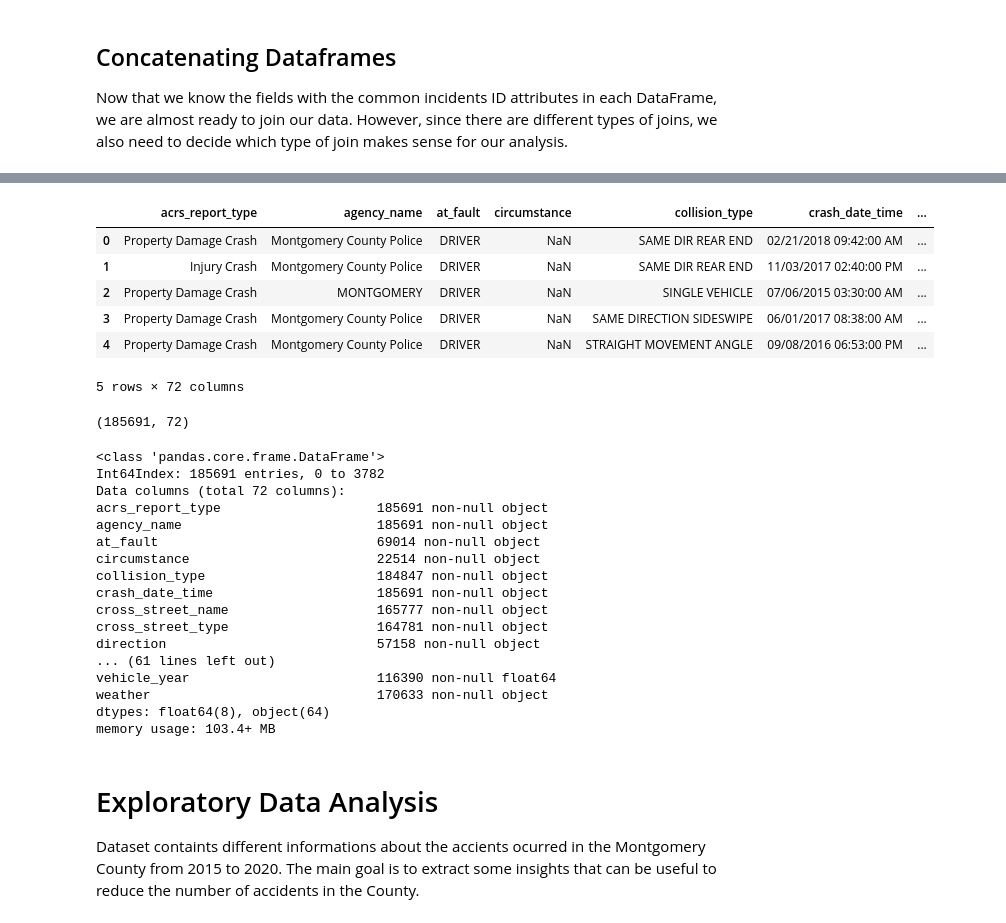
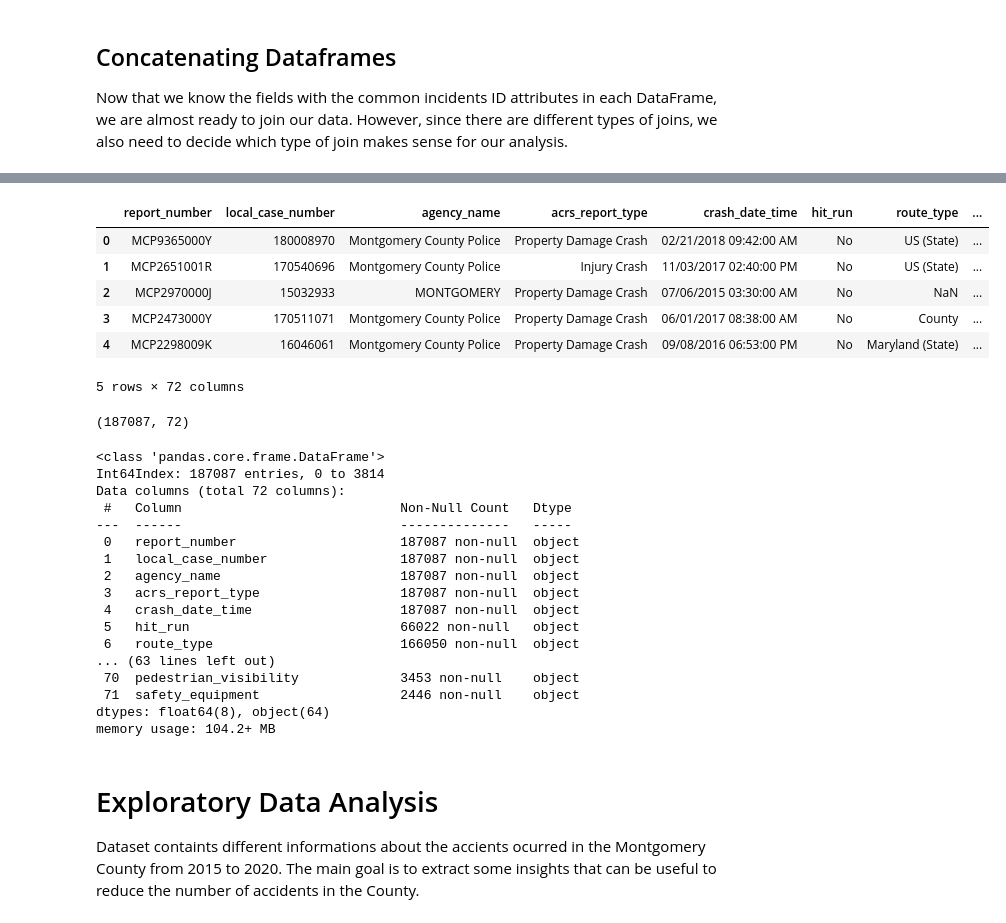
Before and after one commit to ssalifou/ProjectRepo, a Jupyter notebook: Crash_Reporting_Project.ipynb, the cells around one changed output, grey strips where cells are left out. Drawn from its saved outputs; the diff is of its cells as text; code cells hidden in the pictures.

```diff
--- a/Crash_Reporting_Project.ipynb
+++ b/Crash_Reporting_Project.ipynb
@@ -274,39 +274,39 @@ memory usage: 91.6+ MB
 # %%
-concat2 = pd.concat([concat1, nonMotoristsData])
+df = pd.concat([concat1, nonMotoristsData])
 # %%
-concat2.head()
+df.head()
 # %% [output]
-|  | acrs_report_type | agency_name | at_fault | circumstance | collision_type | crash_date_time | ... |
-| 0 | Property Damage Crash | Montgomery County Police | DRIVER | NaN | SAME DIR REAR END | 02/21/2018 09:42:00 AM | ... |
-| 1 | Injury Crash | Montgomery County Police | DRIVER | NaN | SAME DIR REAR END | 11/03/2017 02:40:00 PM | ... |
-| 2 | Property Damage Crash | MONTGOMERY | DRIVER | NaN | SINGLE VEHICLE | 07/06/2015 03:30:00 AM | ... |
-| 3 | Property Damage Crash | Montgomery County Police | DRIVER | NaN | SAME DIRECTION SIDESWIPE | 06/01/2017 08:38:00 AM | ... |
-| 4 | Property Damage Crash | Montgomery County Police | DRIVER | NaN | STRAIGHT MOVEMENT ANGLE | 09/08/2016 06:53:00 PM | ... |
+|  | report_number | local_case_number | agency_name | acrs_report_type | crash_date_time | hit_run | route_type | ... |
+| 0 | MCP9365000Y | 180008970 | Montgomery County Police | Property Damage Crash | 02/21/2018 09:42:00 AM | No | US (State) | ... |
+| 1 | MCP2651001R | 170540696 | Montgomery County Police | Injury Crash | 11/03/2017 02:40:00 PM | No | US (State) | ... |
+| 2 | MCP2970000J | 15032933 | MONTGOMERY | Property Damage Crash | 07/06/2015 03:30:00 AM | No | NaN | ... |
+| 3 | MCP2473000Y | 170511071 | Montgomery County Police | Property Damage Crash | 06/01/2017 08:38:00 AM | No | County | ... |
+| 4 | MCP2298009K | 16046061 | Montgomery County Police | Property Damage Crash | 09/08/2016 06:53:00 PM | No | Maryland (State) | ... |
 5 rows × 72 columns
 # %%
-concat2.shape
+df.shape
 # %% [output]
-(185691, 72)
+(187087, 72)
 # %%
-concat2.info()
+df.info()
 # %% [output]
 <class 'pandas.core.frame.DataFrame'>
-Int64Index: 185691 entries, 0 to 3782
+Int64Index: 187087 entries, 0 to 3814
 Data columns (total 72 columns):
-acrs_report_type                    185691 non-null object
-agency_name                         185691 non-null object
-at_fault                            69014 non-null object
-circumstance                        22514 non-null object
-collision_type                      184847 non-null object
-crash_date_time                     185691 non-null object
-cross_street_name                   165777 non-null object
-cross_street_type                   164781 non-null object
-direction                           57158 non-null object
-... (61 lines left out)
-vehicle_year                        116390 non-null float64
-weather                             170633 non-null object
+ #   Column                            Non-Null Count   Dtype
+---  ------                            --------------   -----
+ 0   report_number                     187087 non-null  object
+ 1   local_case_number                 187087 non-null  object
+ 2   agency_name                       187087 non-null  object
+ 3   acrs_report_type                  187087 non-null  object
+ 4   crash_date_time                   187087 non-null  object
+ 5   hit_run                           66022 non-null   object
+ 6   route_type                        166050 non-null  object
+... (63 lines left out)
+ 70  pedestrian_visibility             3453 non-null    object
+ 71  safety_equipment                  2446 non-null    object
 dtypes: float64(8), object(64)
-memory usage: 103.4+ MB
+memory usage: 104.2+ MB
 # %% [markdown]
 # Exploratory Data Analysis
 
```
Also changed, not shown: parts of 48 cells of this notebook.
